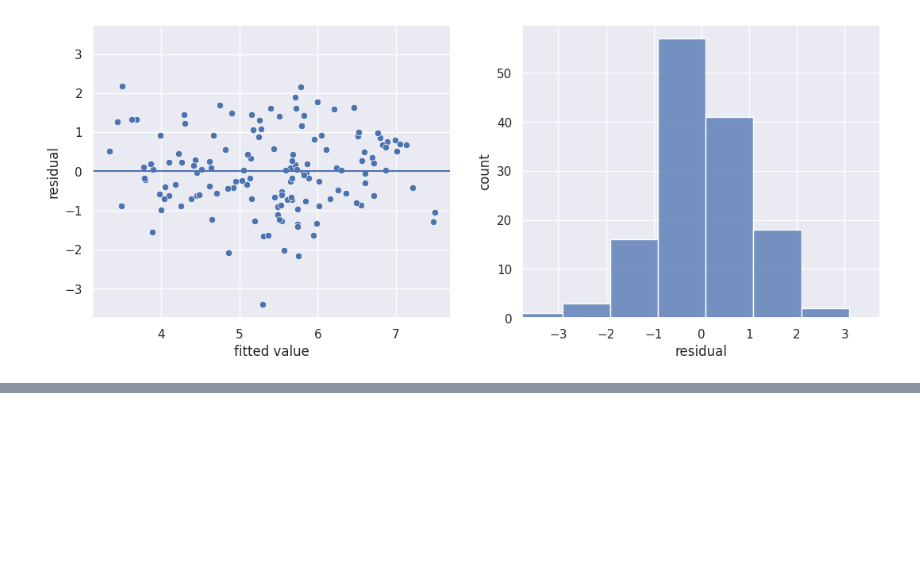
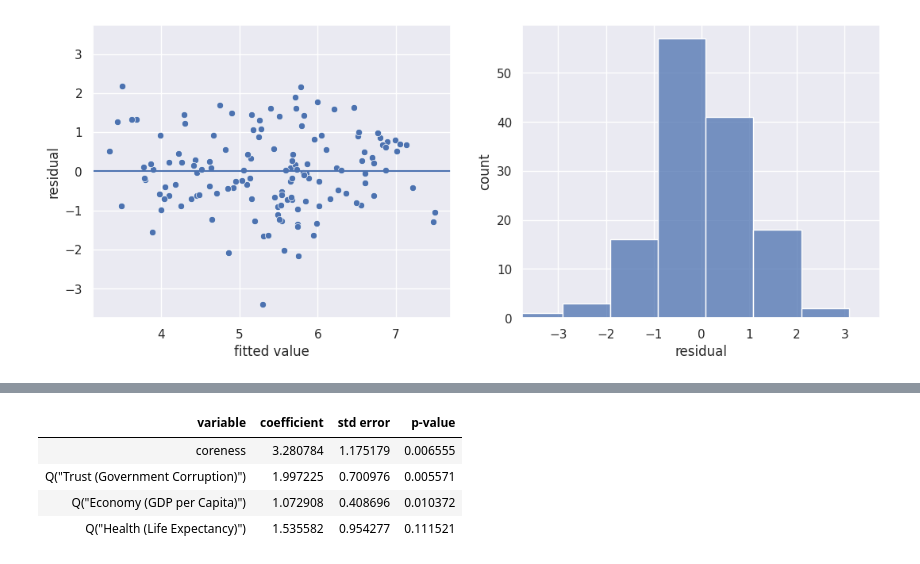
Before and after one commit to RicardoRibeiroRodrigues/Projeto-Redes-Sociais, a Jupyter notebook: notebooks/ModelosFinal.ipynb, the cells around one changed output, grey strips where cells are left out. Cells and saved outputs as stored; diff of their text form; code cells hidden in the pictures; blank space fills up the shorter version.

```diff
--- a/notebooks/ModelosFinal.ipynb
+++ b/notebooks/ModelosFinal.ipynb
@@ -261,0 +279,15 @@ result.plot_residuals()
+# %%
+# Reg perifericos EXCETO países da África subsaariana.
+recorte_pn_africa = data_perifericos.loc[~data_perifericos['Region'].str.contains('Sub-Saharan Africa', case=False)]
+recorte_pn_africa
+result = reg.linear(
+    data=recorte_pn_africa,
+    formula='Q("Happiness Score") ~ coreness + Q("Trust (Government Corruption)") + Q("Economy (GDP per Capita)") + Q("Health (Life Expectancy)")'
+)
+result.micro_summary()
+# %% [output]
+| variable | coefficient | std error | p-value |
+| coreness | 3.280784 | 1.175179 | 0.006555 |
+| Q("Trust (Government Corruption)") | 1.997225 | 0.700976 | 0.005571 |
+| Q("Economy (GDP per Capita)") | 1.072908 | 0.408696 | 0.010372 |
+| Q("Health (Life Expectancy)") | 1.535582 | 0.954277 | 0.111521 |
```
Also changed, not shown: parts of 23 cells of this notebook, 3 other files.
